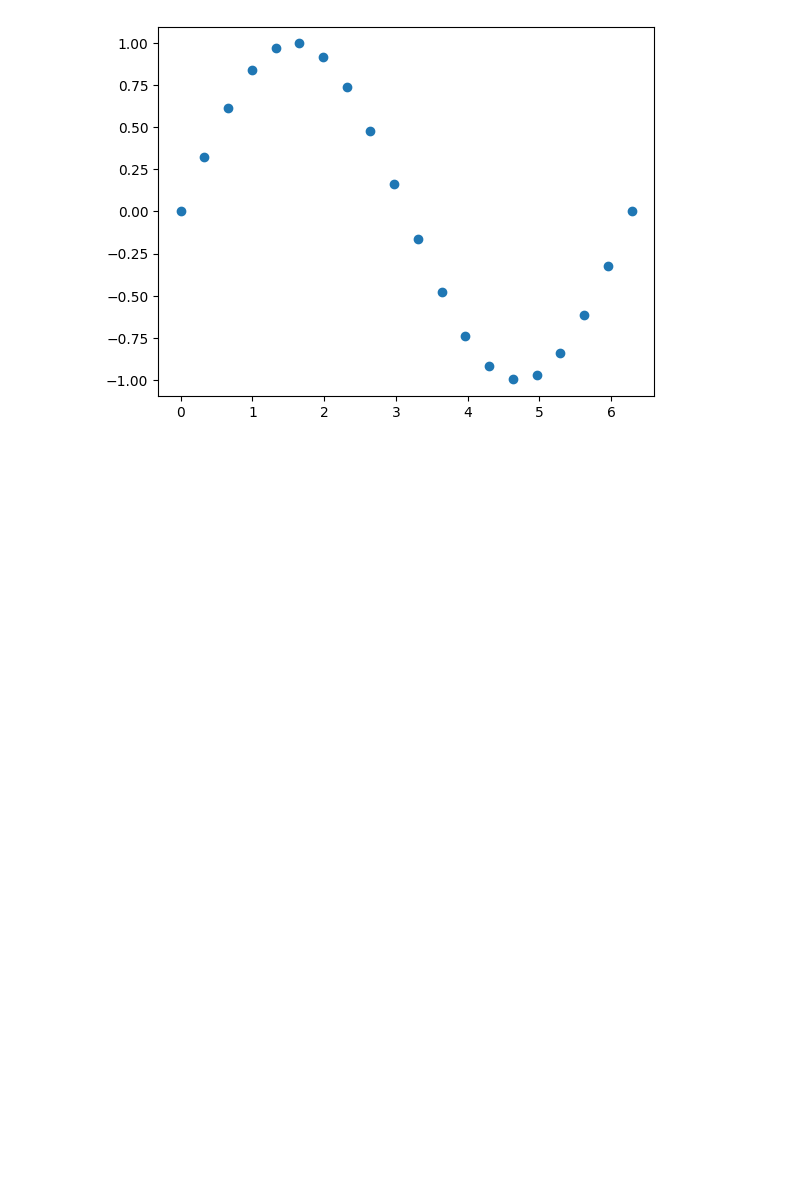
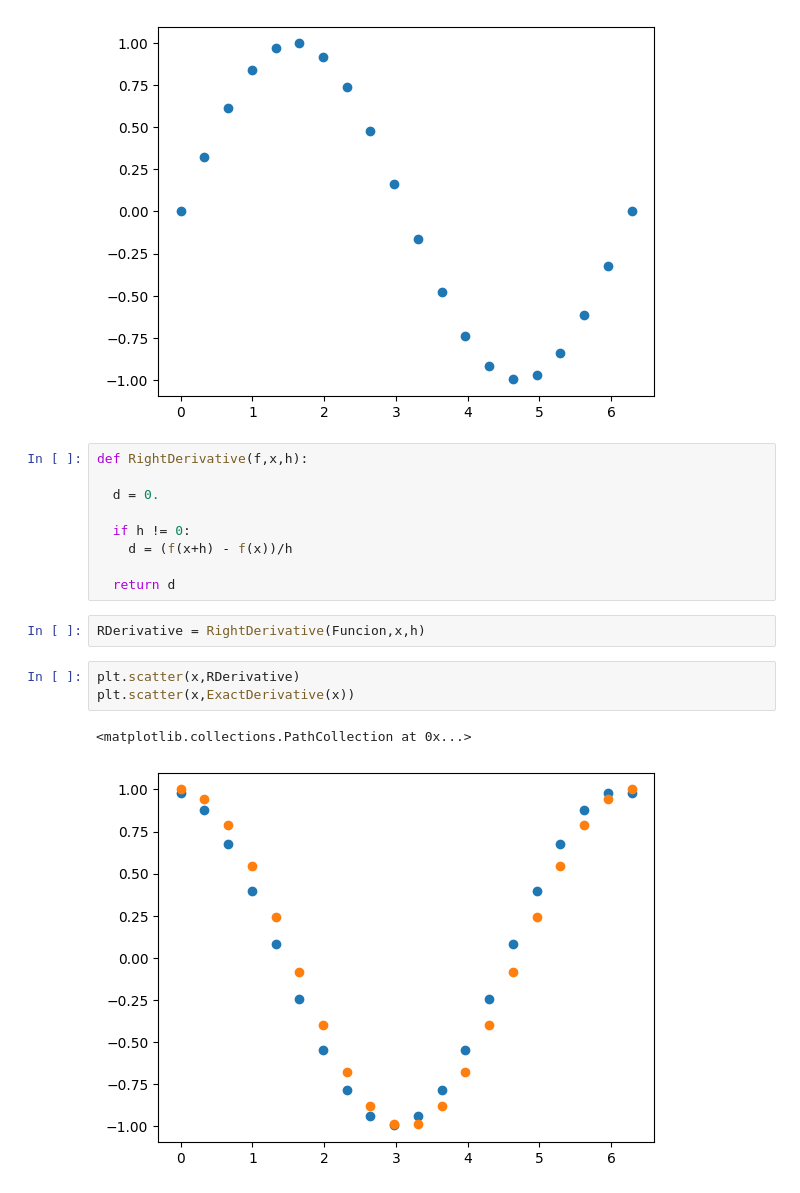
Before and after one commit to asegura4488/MetodosComputacionalesI, a Jupyter notebook: Semana3/Derivacion.ipynb, the cells around one changed output. Saved outputs shown, nothing was run; the diff lists cells and outputs as text; blank space fills up the shorter version.

```diff
--- a/Semana3/Derivacion.ipynb
+++ b/Semana3/Derivacion.ipynb
@@ -46,3 +46,20 @@ plt.scatter(x,f)
 # %% [output]
 <matplotlib.collections.PathCollection at 0x...>
 [figure]
+# %%
+def RightDerivative(f,x,h):
+
+  d = 0.
+
+  if h != 0:
+    d = (f(x+h) - f(x))/h
+
+  return d
+# %%
+RDerivative = RightDerivative(Funcion,x,h)
+# %%
+plt.scatter(x,RDerivative)
+plt.scatter(x,ExactDerivative(x))
+# %% [output]
+<matplotlib.collections.PathCollection at 0x...>
+[figure, added]
```
Also changed, not shown: parts of 1 cell of this notebook.
